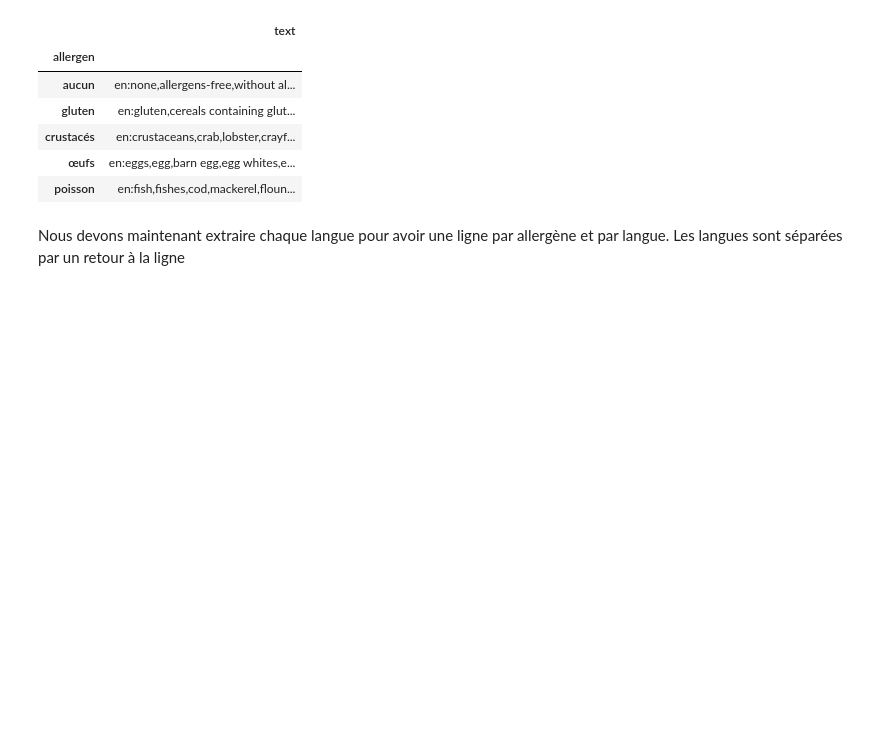
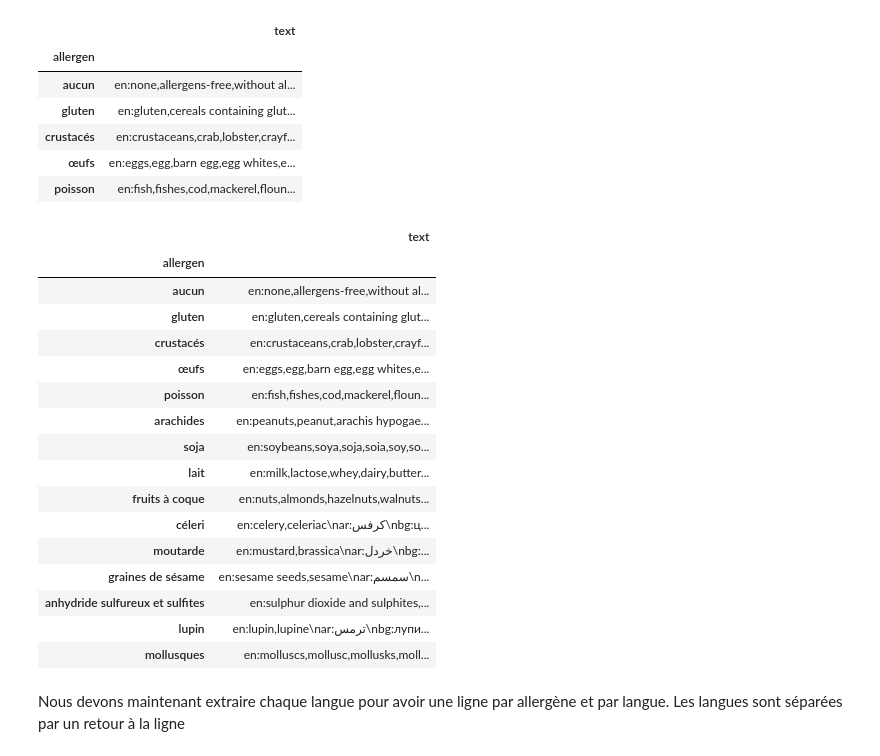
Before and after one commit to Abdess/sante_publique_france, a Jupyter notebook: P3_01_nettoyage.ipynb, the cells around one changed output. Cells and saved outputs as stored; diff of their text form; code cells hidden in the pictures; blank space fills up the shorter version.

```diff
--- a/P3_01_nettoyage.ipynb
+++ b/P3_01_nettoyage.ipynb
@@ -1446,6 +1447,26 @@ taxonomies.head()
 | crustacés | en:crustaceans,crab,lobster,crayf... |
 | œufs | en:eggs,egg,barn egg,egg whites,e... |
 | poisson | en:fish,fishes,cod,mackerel,floun... |
+# %%
+taxonomies.head(100)
+# %% [output]
+|  | text |
+| allergen |  |
+| aucun | en:none,allergens-free,without al... |
+| gluten | en:gluten,cereals containing glut... |
+| crustacés | en:crustaceans,crab,lobster,crayf... |
+| œufs | en:eggs,egg,barn egg,egg whites,e... |
+| poisson | en:fish,fishes,cod,mackerel,floun... |
+| arachides | en:peanuts,peanut,arachis hypogae... |
+| soja | en:soybeans,soya,soja,soia,soy,so... |
+| lait | en:milk,lactose,whey,dairy,butter... |
+| fruits à coque | en:nuts,almonds,hazelnuts,walnuts... |
+| céleri | en:celery,celeriac\nar:كرفس\nbg:ц... |
+| moutarde | en:mustard,brassica\nar:خردل\nbg:... |
+| graines de sésame | en:sesame seeds,sesame\nar:سمسم\n... |
+| anhydride sulfureux et sulfites | en:sulphur dioxide and sulphites,... |
+| lupin | en:lupin,lupine\nar:ترمس\nbg:лупи... |
+| mollusques | en:molluscs,mollusc,mollusks,moll... |
 # %% [markdown]
 Nous devons maintenant extraire chaque langue pour avoir une ligne par allergène et par langue. Les langues sont séparées par un retour à la ligne
 # %%
```
Also changed, not shown: parts of 32 cells of this notebook, 8 other files.
